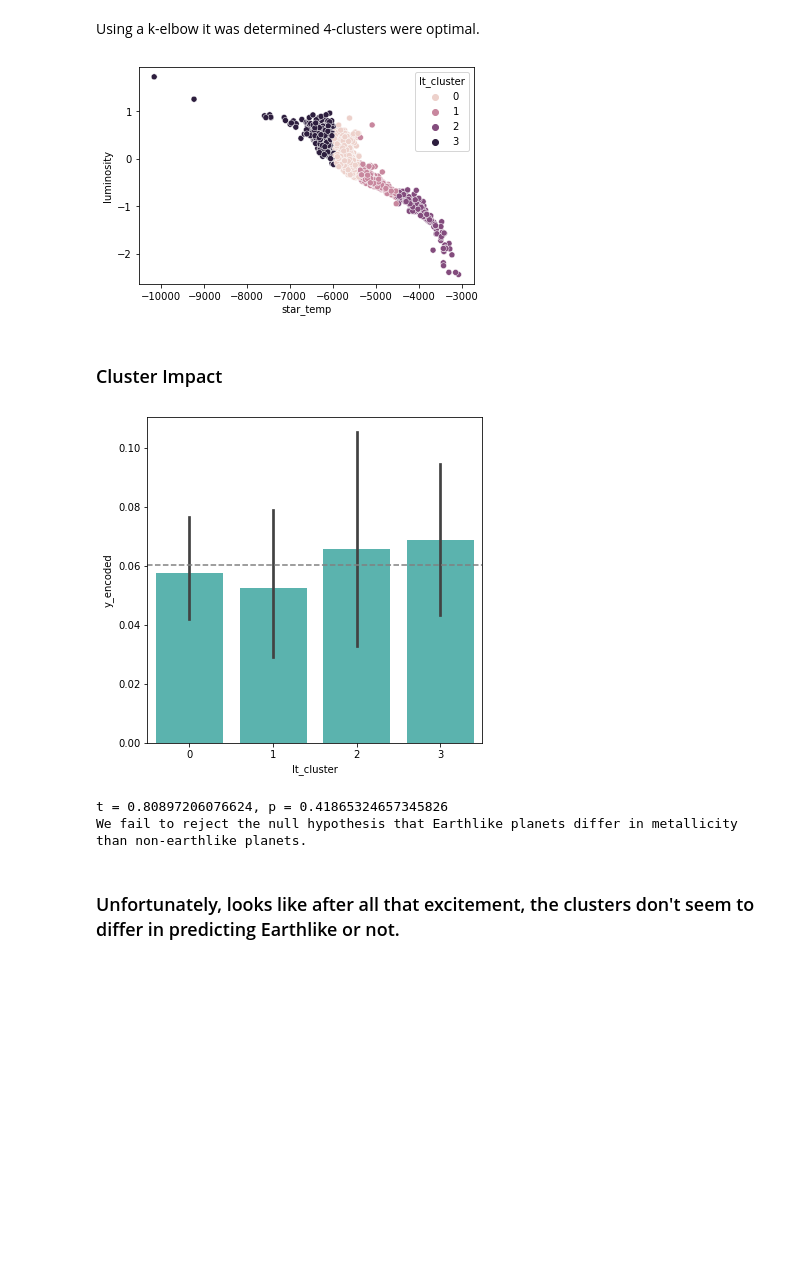
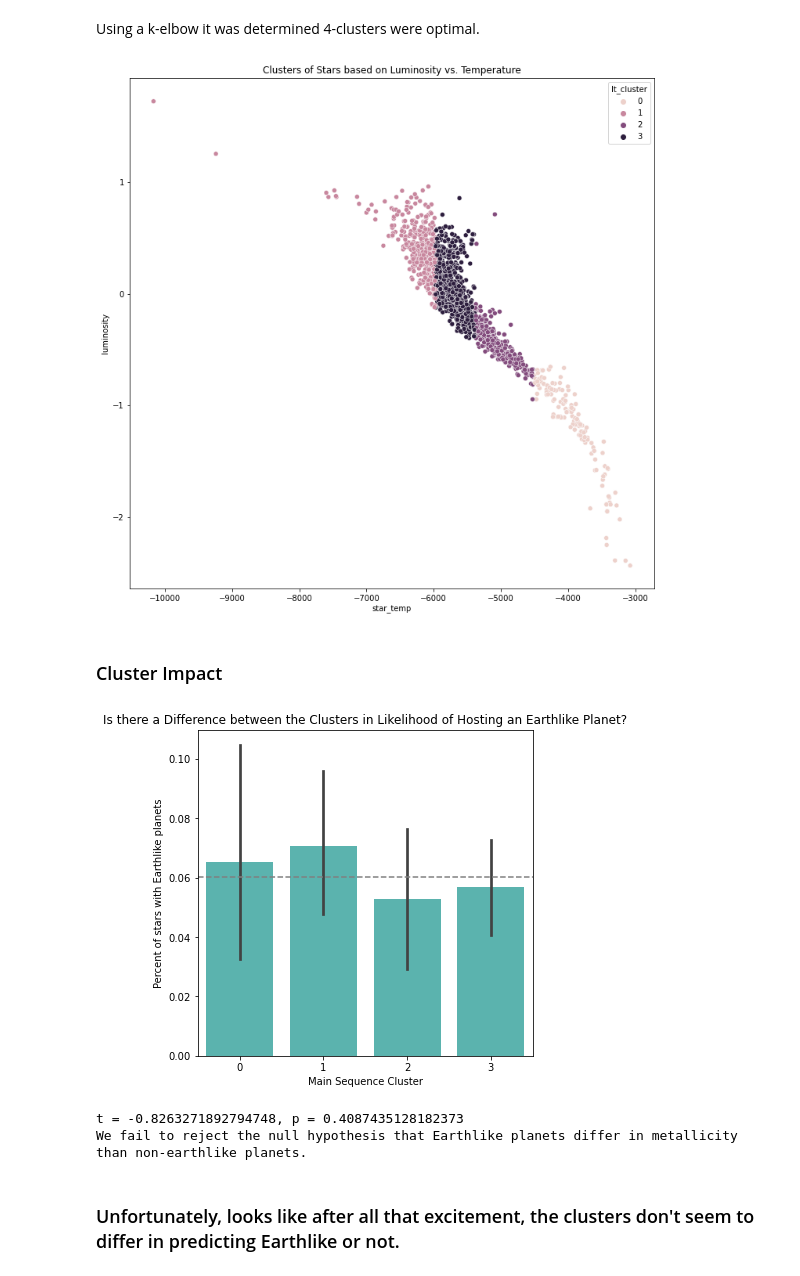
Before and after one commit to Miller-Ryan-1/exoplanet-analysis, a Jupyter notebook: exoplanet_study_notebook.ipynb, the cells around one changed output. Cells and saved outputs as stored; diff of their text form; code cells hidden in the pictures; blank space fills up the shorter version.

```diff
--- a/exoplanet_study_notebook.ipynb
+++ b/exoplanet_study_notebook.ipynb
@@ -343,26 +380,31 @@ Using a k-elbow it was determined 4-clusters were optimal.
 # %%
 # Isolate Features of interest
 X = train[['luminosity','star_temp']]
 
 # Create and fit the model
 kmeans = KMeans(n_clusters=4)
 kmeans.fit(X)
 
 # Create clusters based off the model
 train['lt_cluster'] = kmeans.predict(X)
 
 # Plot the clusters, with star_temp reversed to reflect main sequence diagram
+plt.figure(figsize = (12,12))
 sns.scatterplot(data=train, x=(train.star_temp*-1),y=(train.luminosity),hue='lt_cluster')
+plt.title('Clusters of Stars based on Luminosity vs. Temperature')
 plt.show()
 # %% [output]
-[figure, old version]
+[figure, new version]
 # %% [markdown]
 ### Cluster Impact
 # %%
-# Plot Metallicity for Earthlike and Not-Earthlike
+# Plot Clusters compared to Earthlike percentage
 plt.figure(figsize=(6,6))
+plt.title('Is there a Difference between the Clusters in Likelihood of Hosting an Earthlike Planet?')
 sns.barplot(x = 'lt_cluster', y = 'y_encoded', data=train, alpha=.8, color='lightseagreen')
 plt.axhline(train['y_encoded'].mean(), ls='--', color='gray')
+plt.ylabel('Percent of stars with Earthlike planets')
+plt.xlabel('Main Sequence Cluster')
 plt.show()
 
 # Hypothesis Test
@@ -374,8 +416,8 @@ if p < alpha:
     print('We reject the null hypothesis that Earthlike planets differ in metallicity than non-earthlike planets.')
 else: print('We fail to reject the null hypothesis that Earthlike planets differ in metallicity than non-earthlike planets.')
 # %% [output]
-[figure, old version]
+[figure, new version]
-t = 0.80897206076624, p = 0.41865324657345826
+t = -0.8263271892794748, p = 0.4087435128182373
 We fail to reject the null hypothesis that Earthlike planets differ in metallicity than non-earthlike planets.
 # %% [markdown]
 ### Unfortunately, looks like after all that excitement, the clusters don't seem to differ in predicting Earthlike or not.
```
Also changed, not shown: parts of 20 cells of this notebook.
